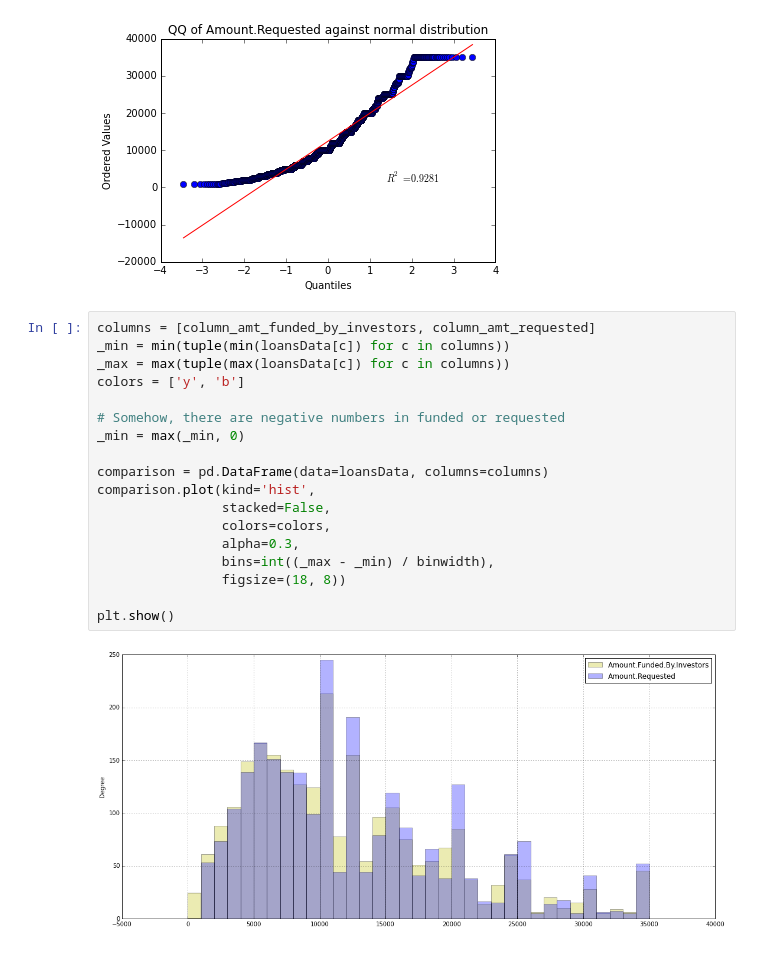
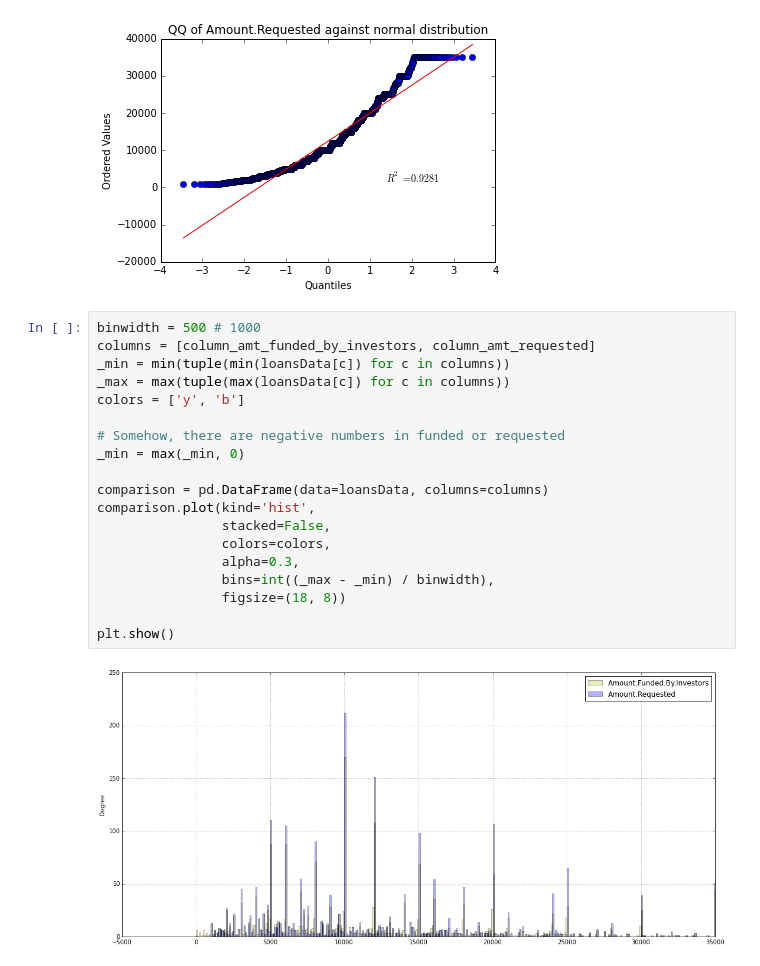
Before and after one commit to hughdbrown/lending_library, a Jupyter notebook: lending_library.ipynb, the cells around one changed output. Drawn from its saved outputs; the diff is of its cells as text.

Commit message:
Update README with answer, adjust code for graphing

```diff
--- a/lending_library.ipynb
+++ b/lending_library.ipynb
@@ -86,22 +86,23 @@ The default value for 'return_type' will change to 'axes' in a future release.
 [figure]
 [figure]
 # %%
+binwidth = 500 # 1000
 columns = [column_amt_funded_by_investors, column_amt_requested]
 _min = min(tuple(min(loansData[c]) for c in columns))
 _max = max(tuple(max(loansData[c]) for c in columns))
 colors = ['y', 'b']
 
 # Somehow, there are negative numbers in funded or requested
 _min = max(_min, 0)
 
 comparison = pd.DataFrame(data=loansData, columns=columns)
 comparison.plot(kind='hist',
                 stacked=False,
                 colors=colors,
                 alpha=0.3,
                 bins=int((_max - _min) / binwidth),
                 figsize=(18, 8))
 
 plt.show()
 # %% [output]
-[figure, old version]
+[figure, new version]
```
Also changed, not shown: 1 other file.
